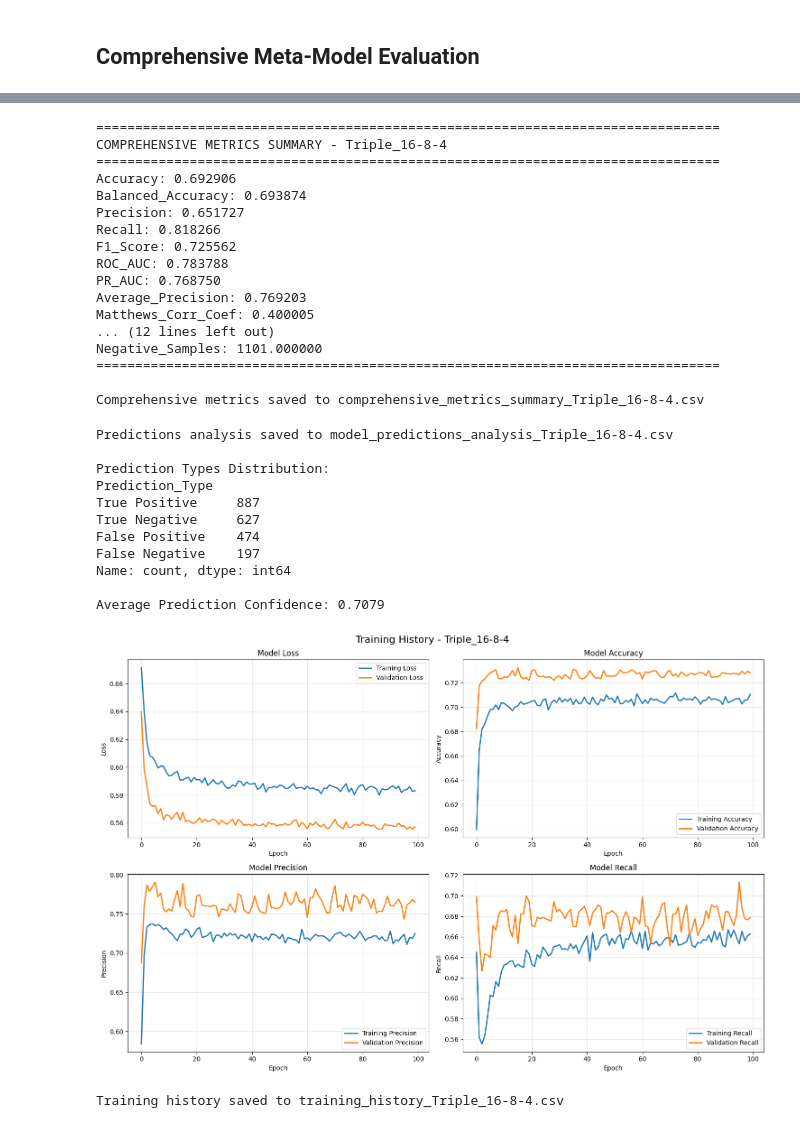
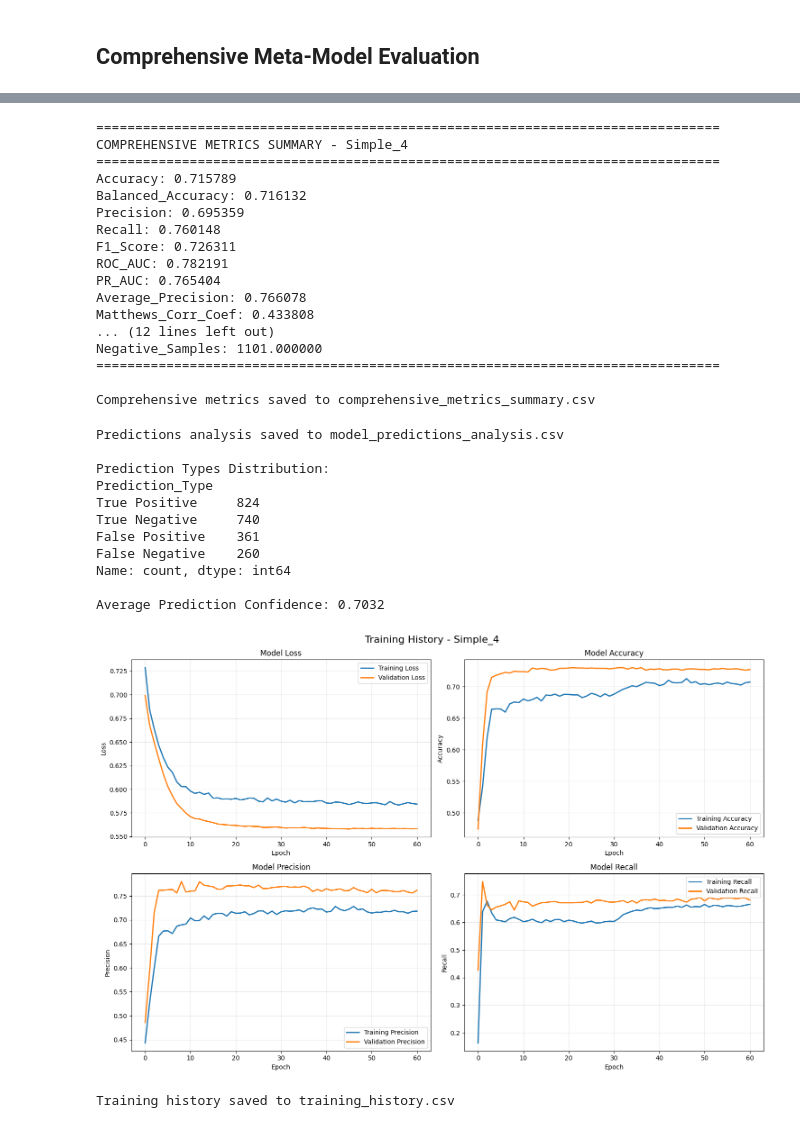
Before and after one commit to AhmedRafid3S5/Hybrid-CVD-Model, a Jupyter notebook: Saved Models Retrain/model B without agb/meta_model_retrain_model_B_withoutAGB.ipynb, the cells around one changed output, grey strips where cells are left out. Cells and saved outputs as stored; diff of their text form; code cells hidden in the pictures.

```diff
--- a/Saved Models Retrain/model B without agb/meta_model_retrain_model_B_withoutAGB.ipynb
+++ b/Saved Models Retrain/model B without agb/meta_model_retrain_model_B_withoutAGB.ipynb
@@ -648,7 +635,7 @@ from sklearn.metrics import matthews_corrcoef, cohen_kappa_score, balanced_accur
 tn, fp, fn, tp = cm.ravel()
 
 metrics_summary = {
-    'Model_Name': [best_model_name],
+    'Model_Name': ['Simple_4'],
     'Accuracy': [accuracy_score(y_test_meta, y_pred)],
     'Balanced_Accuracy': [balanced_accuracy_score(y_test_meta, y_pred)],
     'Precision': [precision_score(y_test_meta, y_pred)],
@@ -677,7 +664,7 @@ metrics_df = pd.DataFrame(metrics_summary)
 
 # Display all metrics
 print("="*80)
-print(f"COMPREHENSIVE METRICS SUMMARY - {best_model_name}")
+print("COMPREHENSIVE METRICS SUMMARY - Simple_4")
 print("="*80)
 for col in metrics_df.columns:
     if col != 'Model_Name':
@@ -685,26 +672,26 @@ for col in metrics_df.columns:
 print("="*80)
 
 # Save comprehensive metrics to CSV
-metrics_df.to_csv(f'comprehensive_metrics_summary_{best_model_name}.csv', index=False)
-print(f"\nComprehensive metrics saved to comprehensive_metrics_summary_{best_model_name}.csv")
+metrics_df.to_csv('comprehensive_metrics_summary.csv', index=False)
+print("\nComprehensive metrics saved to comprehensive_metrics_summary.csv")
 # %% [output]
 ================================================================================
-COMPREHENSIVE METRICS SUMMARY - Triple_16-8-4
+COMPREHENSIVE METRICS SUMMARY - Simple_4
 ================================================================================
-Accuracy: 0.692906
-Balanced_Accuracy: 0.693874
-Precision: 0.651727
-Recall: 0.818266
-F1_Score: 0.725562
-ROC_AUC: 0.783788
-PR_AUC: 0.768750
-Average_Precision: 0.769203
-Matthews_Corr_Coef: 0.400005
+Accuracy: 0.715789
+Balanced_Accuracy: 0.716132
+Precision: 0.695359
+Recall: 0.760148
+F1_Score: 0.726311
+ROC_AUC: 0.782191
+PR_AUC: 0.765404
+Average_Precision: 0.766078
+Matthews_Corr_Coef: 0.433808
 ... (12 lines left out)
 Negative_Samples: 1101.000000
 ================================================================================
 
-Comprehensive metrics saved to comprehensive_metrics_summary_Triple_16-8-4.csv
+Comprehensive metrics saved to comprehensive_metrics_summary.csv
 # %%
 # Model Predictions Analysis - Save predictions with actual values
 predictions_analysis = pd.DataFrame({
@@ -727,30 +714,30 @@ predictions_analysis.loc[(predictions_analysis['Actual'] == 0) & (predictions_an
 predictions_analysis.loc[(predictions_analysis['Actual'] == 1) & (predictions_analysis['Predicted_Class'] == 0), 'Prediction_Type'] = 'False Negative'
 
 # Save predictions to CSV
-predictions_analysis.to_csv(f'model_predictions_analysis_{best_model_name}.csv', index=False)
-print(f"Predictions analysis saved to model_predictions_analysis_{best_model_name}.csv")
+predictions_analysis.to_csv('model_predictions_analysis.csv', index=False)
+print("Predictions analysis saved to model_predictions_analysis.csv")
 print(f"\nPrediction Types Distribution:")
 print(predictions_analysis['Prediction_Type'].value_counts())
 print(f"\nAverage Prediction Confidence: {predictions_analysis['Prediction_Confidence'].mean():.4f}")
 # %% [output]
-Predictions analysis saved to model_predictions_analysis_Triple_16-8-4.csv
+Predictions analysis saved to model_predictions_analysis.csv
 
 Prediction Types Distribution:
 Prediction_Type
-True Positive     887
-True Negative     627
-False Positive    474
-False Negative    197
+True Positive     824
+True Negative     740
+False Positive    361
+False Negative    260
 Name: count, dtype: int64
 
-Average Prediction Confidence: 0.7079
+Average Prediction Confidence: 0.7032
 # %%
 # Training History Analysis
-history = results[best_model_name]['history']
+history = results['Simple_4']['history']
 
 # Plot training history
 fig, axes = plt.subplots(2, 2, figsize=(15, 10))
-fig.suptitle(f'Training History - {best_model_name}', fontsize=16)
+fig.suptitle('Training History - Simple_4', fontsize=16)
 
 # Loss
 axes[0, 0].plot(history.history['loss'], label='Training Loss', linewidth=2)
@@ -777,36 +764,36 @@ axes[1, 0].set_xlabel('Epoch')
 axes[1, 0].set_ylabel('Precision')
 axes[1, 0].set_title('Model Precision')
 axes[1, 0].legend()
 axes[1, 0].grid(alpha=0.3)
 
 # Recall
 axes[1, 1].plot(history.history['recall'], label='Training Recall', linewidth=2)
 axes[1, 1].plot(history.history['val_recall'], label='Validation Recall', linewidth=2)
 axes[1, 1].set_xlabel('Epoch')
 axes[1, 1].set_ylabel('Recall')
 axes[1, 1].set_title('Model Recall')
 axes[1, 1].legend()
 axes[1, 1].grid(alpha=0.3)
 
 plt.tight_layout()
-plt.savefig(f'training_history_{best_model_name}.png', dpi=300, bbox_inches='tight')
+plt.savefig('training_history.png', dpi=300, bbox_inches='tight')
 plt.show()
 
 # Save training history to CSV
 history_df = pd.DataFrame({
     'Epoch': range(1, len(history.history['loss']) + 1),
     'Training_Loss': history.history['loss'],
     'Validation_Loss': history.history['val_loss'],
     'Training_Accuracy': history.history['accuracy'],
     'Validation_Accuracy': history.history['val_accuracy'],
     'Training_Precision': history.history['precision'],
     'Validation_Precision': history.history['val_precision'],
     'Training_Recall': history.history['recall'],
     'Validation_Recall': history.history['val_recall']
 })
-history_df.to_csv(f'training_history_{best_model_name}.csv', index=False)
-print(f"Training history saved to training_history_{best_model_name}.csv")
+history_df.to_csv('training_history.csv', index=False)
+print("Training history saved to training_history.csv")
 # %% [output]
-[figure, old version]
+[figure, new version]
-Training history saved to training_history_Triple_16-8-4.csv
+Training history saved to training_history.csv
 # %%
```
Also changed, not shown: parts of 10 cells of this notebook, 45 other files.
